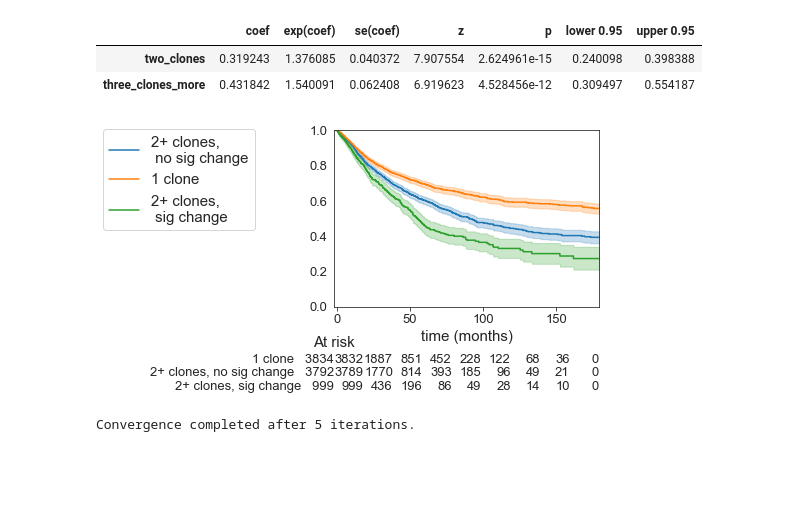
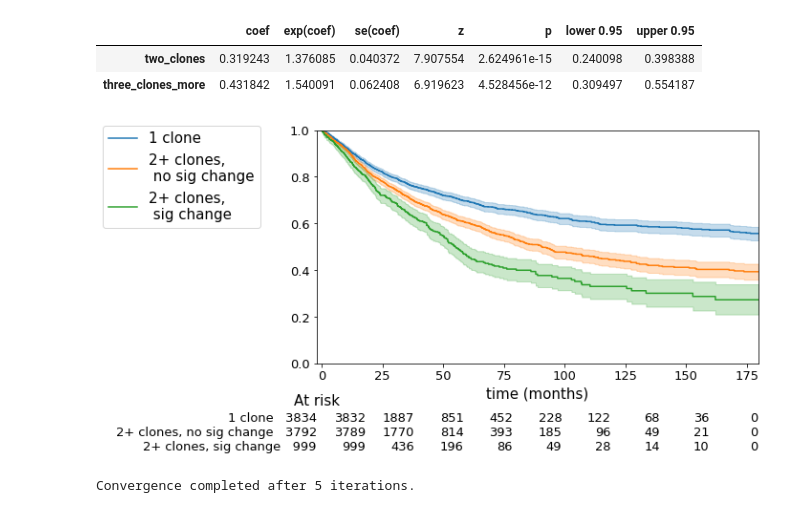
Before and after one commit to judithabk6/Clonesig_analysis, a Jupyter notebook: paper_notebooks/TCGA_results.ipynb, the cells around one changed output. Saved outputs shown, nothing was run; the diff lists cells and outputs as text; code cells hidden in the pictures; blank space fills up the shorter version.

```diff
--- a/paper_notebooks/TCGA_results.ipynb
+++ b/paper_notebooks/TCGA_results.ipynb
@@ -80,7 +80,7 @@ Name: nb_clones, dtype: int64
 # %% [markdown]
 Then we look at survival curves for the whole TCGA, first distinguishing 1 or 2 clones and more, then 1, 2, and 3 clones and more, and finally 1, 2 clones with no significant signature change, or 2 clones with a significant signature change, for the protected input SNVS
 # %%
-sns.set_context(font_scale=2.5)
+
 clonesig_res_all_protected = clonesig_res[(clonesig_res.mutation_set=='protected')]
 kmf1 = KaplanMeierFitter()
 kmf2 = KaplanMeierFitter()
@@ -88,11 +88,13 @@ kmf2 = KaplanMeierFitter()
 ix1 = (clonesig_res_all_protected[clonesig_res_all_protected.nb_clones==1].index)
 ix2 = (clonesig_res_all_protected[clonesig_res_all_protected.nb_clones!=1].index)
 
+kmf1.fit(clonesig_res_all_protected.survival_months_15y[ix1], clonesig_res_all_protected.binary_vital_status_15y[ix1], label='1 clone')
+ax = kmf1.plot()
+
 kmf2.fit(clonesig_res_all_protected.survival_months_15y[ix2], clonesig_res_all_protected.binary_vital_status_15y[ix2], label='>=2 clones')
-ax = kmf2.plot()
+ax = kmf2.plot(ax=ax)
 
-kmf1.fit(clonesig_res_all_protected.survival_months_15y[ix1], clonesig_res_all_protected.binary_vital_status_15y[ix1], label='1 clone')
-ax = kmf1.plot(ax=ax)
+
 ax.legend(fontsize=15)
 ax.tick_params(axis="x", labelsize=13)
 ax.tick_params(axis="y", labelsize=13)
@@ -438,36 +453,39 @@ Convergence completed after 4 iterations.
 | two_clones | 0.319243 | 1.376085 | 0.040372 | 7.907554 | 2.624961e-15 | 0.240098 | 0.398388 |
 | three_clones_more | 0.431842 | 1.540091 | 0.062408 | 6.919623 | 4.528456e-12 | 0.309497 | 0.554187 |
 # %%
+fig, ax = plt.subplots(figsize=(9, 5))
 clonesig_res_all_protected = clonesig_res[(clonesig_res.mutation_set=='public')]
 kmf1 = KaplanMeierFitter()
 kmf2 = KaplanMeierFitter()
 kmf3 = KaplanMeierFitter()
 
 ix1 = (clonesig_res_all_protected[clonesig_res_all_protected.nb_clones==1].index)
 ix2 = (clonesig_res_all_protected[(clonesig_res_all_protected.nb_clones>=2)&(clonesig_res_all_protected.pval>0.05)].index)
 ix3 = (clonesig_res_all_protected[(clonesig_res_all_protected.nb_clones>=2)&(clonesig_res_all_protected.pval<=0.05)].index)
 
-kmf2.fit(clonesig_res_all_protected.survival_months_15y[ix2], clonesig_res_all_protected.binary_vital_status_15y[ix2], label='2+ clones, no sig change')
-ax = kmf2.plot()
-
 kmf1.fit(clonesig_res_all_protected.survival_months_15y[ix1], clonesig_res_all_protected.binary_vital_status_15y[ix1], label='1 clone')
 ax = kmf1.plot(ax=ax)
+
+kmf2.fit(clonesig_res_all_protected.survival_months_15y[ix2], clonesig_res_all_protected.binary_vital_status_15y[ix2], label='2+ clones, no sig change')
+ax = kmf2.plot(ax=ax)
+
+
 
 kmf3.fit(clonesig_res_all_protected.survival_months_15y[ix3], clonesig_res_all_protected.binary_vital_status_15y[ix3], label='2+ clones, sig change')
 ax = kmf3.plot(ax=ax)
 
-ax.legend(fontsize=15, loc=2, bbox_to_anchor=(-0.9,1.05), labels=['2+ clones,\n no sig change', '1 clone', '2+ clones,\n sig change'])
+ax.legend(fontsize=15, loc=2, bbox_to_anchor=(-0.5,1.05), labels=['1 clone', '2+ clones,\n no sig change', '2+ clones,\n sig change'])
 ax.tick_params(axis="x", labelsize=13)
 ax.tick_params(axis="y", labelsize=13)
 ax.set_xlabel('time (months)', fontsize=15)
 ax.set_ylim([0,1])
 add_at_risk_counts(kmf1, kmf2, kmf3, ax=ax)
 fig = plt.gcf()
 fig.axes[1].tick_params(axis="x", labelsize=13)
 fig.axes[1].set_xlabel('At risk', fontsize=15)
 plt.savefig('20190801_paper_figures/nb_clones_2_sig_public_survival_tcga.pdf', bbox_inches='tight')
 # %% [output]
-[figure, old version]
+[figure, new version]
 # %%
 
 
```
Also changed, not shown: parts of 9 cells of this notebook, 1 other file.
